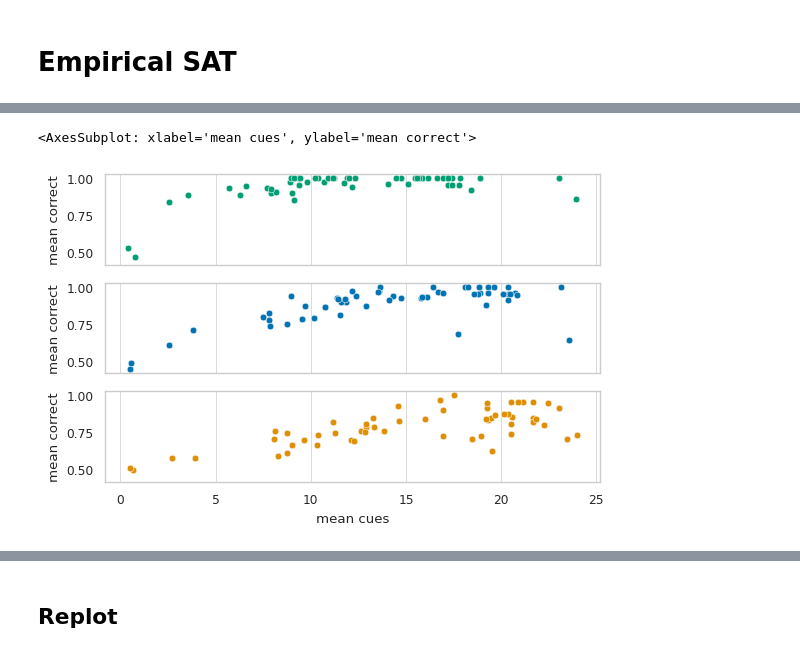
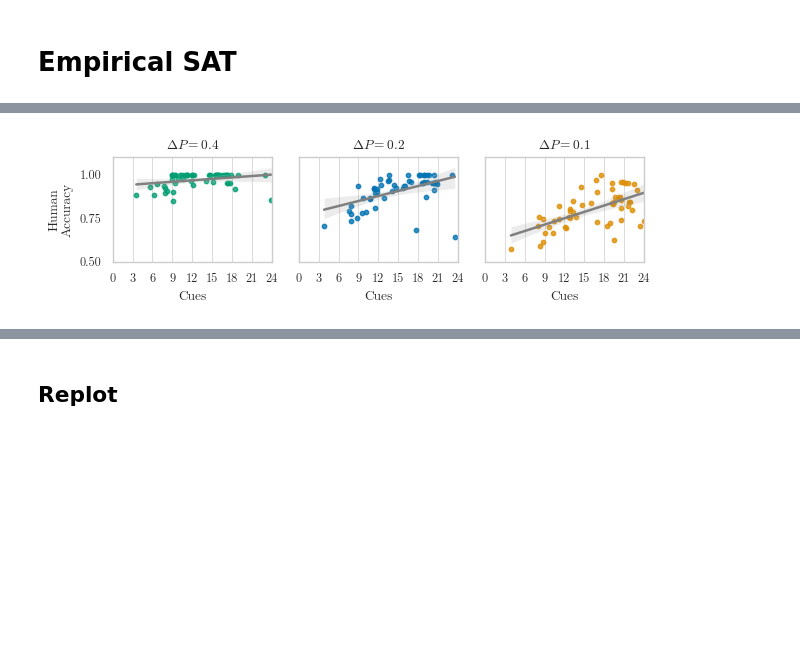
Before and after one commit to psipeter/value-accumulation, a Jupyter notebook: analysis.ipynb, the cells around one changed output, grey strips where cells are left out. Saved outputs shown, nothing was run; the diff lists cells and outputs as text; code cells hidden in the pictures; blank space fills up the shorter version.

Commit message:
finished data collection; improved PCA and OLS analysis and plotting

```diff
--- a/analysis.ipynb
+++ b/analysis.ipynb
@@ -386,6 +351,0 @@ def run_optimized_agent(pid, args):
-# %%
-f = open('optimized.json')
-optimized = json.load(f)
-for pid, args in optimized.items():
-    print(f'running {pid}')
-    run_optimized_agent(pid, args)
@@ -591,9 +568,14 @@ sns.scatterplot(data=emp_collapsed, x='mean cues', y='mean correct', hue='dP', p
 # %%
-fig, axes = plt.subplots(nrows=3, ncols=1, figsize=((6.38, 4)), sharex=True, sharey=True)
-sns.scatterplot(data=emp.query("dP==0.4"), x='mean cues', y='mean correct', color=palette[2], ax=axes[0])
-sns.scatterplot(data=emp.query("dP==0.2"), x='mean cues', y='mean correct', color=palette[0], ax=axes[1])
-sns.scatterplot(data=emp.query("dP==0.1"), x='mean cues', y='mean correct', color=palette[1], ax=axes[2])
+fig, axes = plt.subplots(nrows=1, ncols=3, figsize=((6.38, 2)), sharex=True, sharey=True)
+sns.regplot(data=sat_data.query("agent=='human' & dP==0.4"), x='mean cues', y='mean correct', scatter_kws={'s': 10}, line_kws={'color': 'gray'}, color=palette[2], ax=axes[0])
+sns.regplot(data=sat_data.query("agent=='human' & dP==0.2"), x='mean cues', y='mean correct', scatter_kws={'s': 10}, line_kws={'color': 'gray'}, color=palette[0], ax=axes[1])
+sns.regplot(data=sat_data.query("agent=='human' & dP==0.1"), x='mean cues', y='mean correct', scatter_kws={'s': 10}, line_kws={'color': 'gray'}, color=palette[1], ax=axes[2])
+axes[0].set(ylabel='Human\nAccuracy', xlabel='Cues', title=r'$\Delta P=0.4$', ylim=((0.5, 1.1)), yticks=((0.5, 0.75, 1.0)))
+axes[1].set(ylabel=None, xlabel='Cues', title=r'$\Delta P=0.2$')
+axes[2].set(ylabel=None, xlabel='Cues', title=r'$\Delta P=0.1$', xticks=np.arange(0, 27, 3), xlim=((0, 24)))
+plt.tight_layout()
+fig.savefig(f"plots/SAT_empirical.svg")
+fig.savefig(f"plots/SAT_empirical.png", dpi=600)
 # %% [output]
-<AxesSubplot: xlabel='mean cues', ylabel='mean correct'>
-[figure, old version]
+[figure, new version]
 # %%
```
Also changed, not shown: parts of 17 cells of this notebook, 4 other files.
